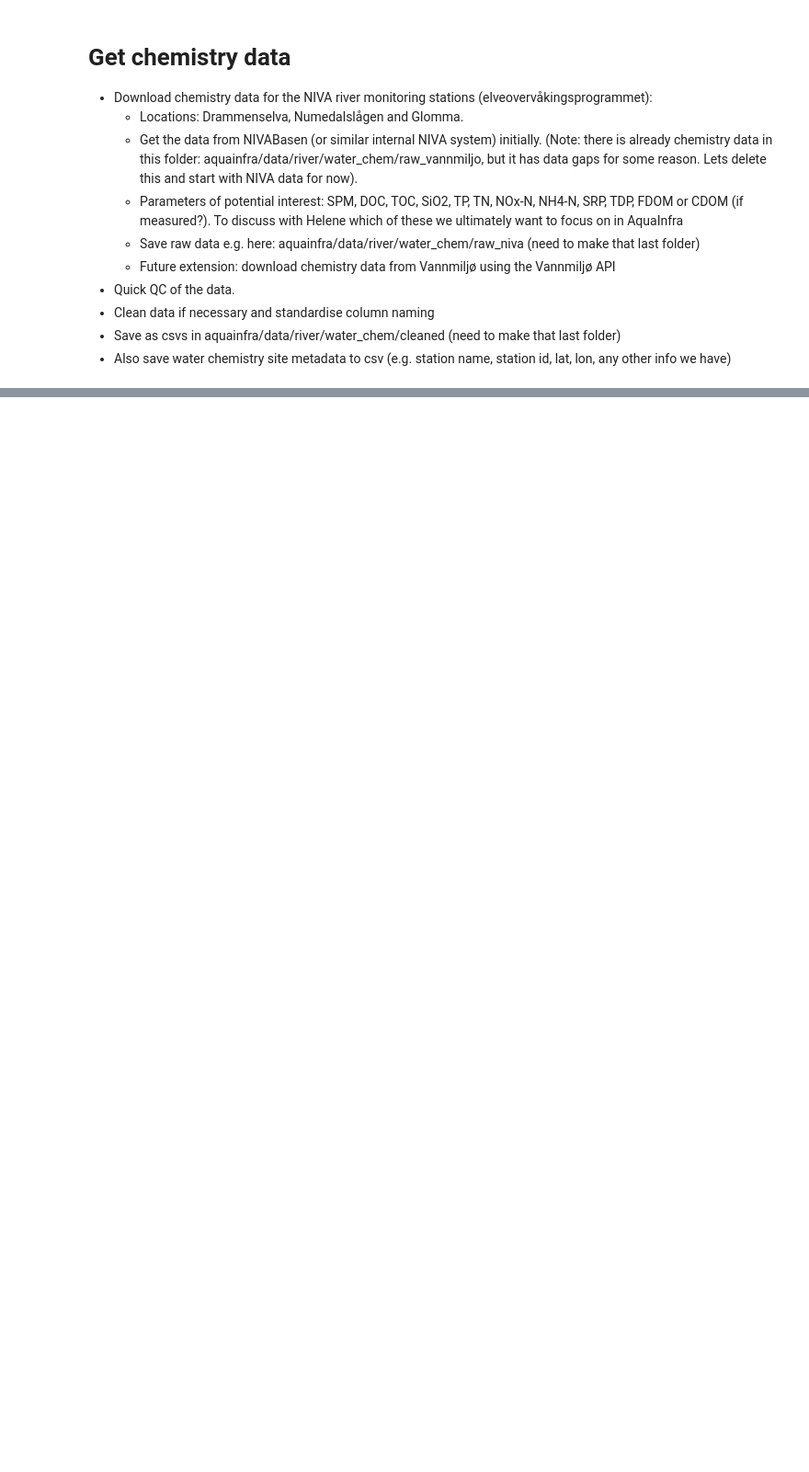
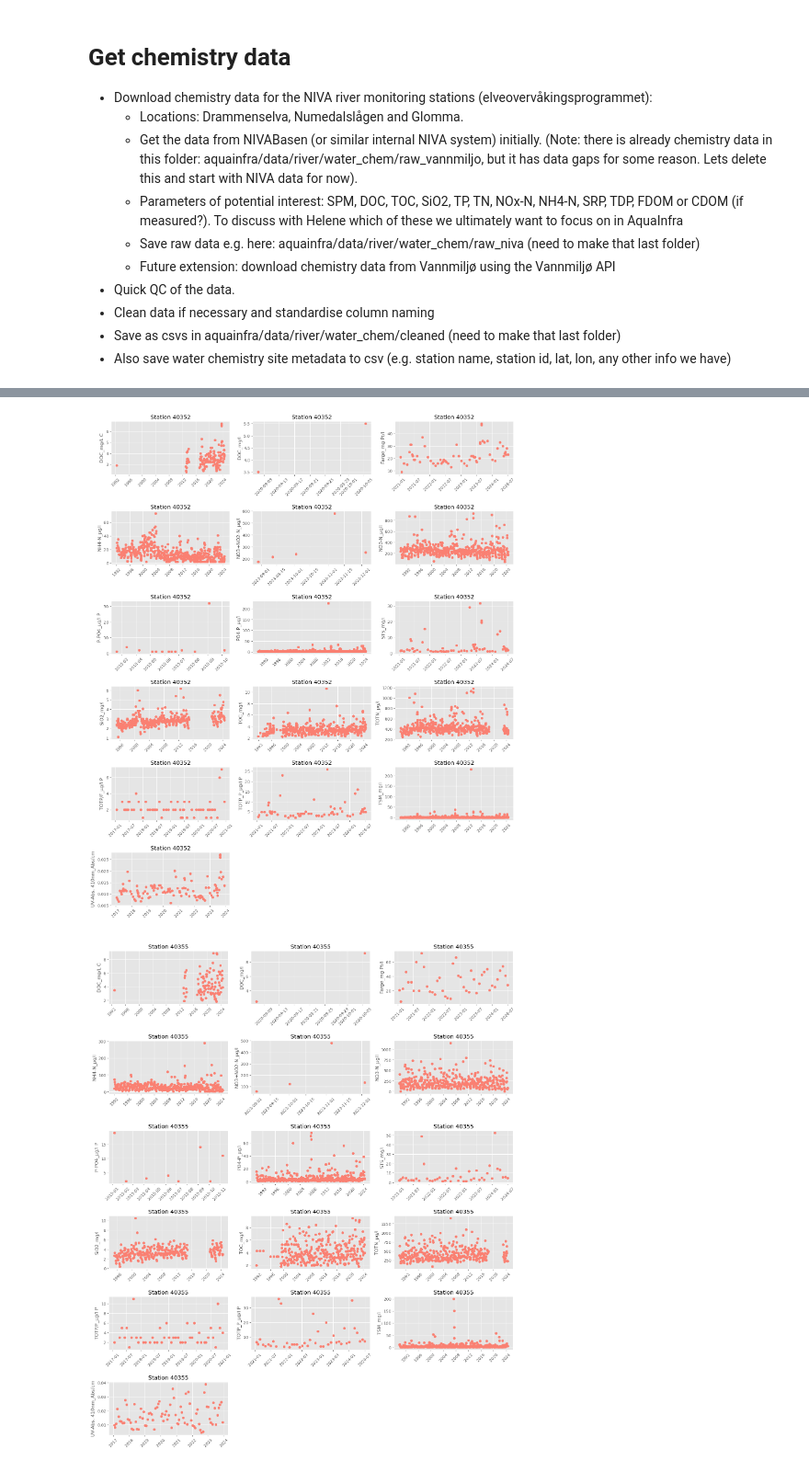
Before and after one commit to NIVANorge/niva-aquainfra, a Jupyter notebook: code/river_inputs/chem1_get_data.ipynb, the cells around one changed output, grey strips where cells are left out. Shown at 92% size. Drawn from its saved outputs; the diff is of its cells as text; code cells hidden in the pictures; blank space fills up the shorter version.

```diff
--- a/code/river_inputs/chem1_get_data.ipynb
+++ b/code/river_inputs/chem1_get_data.ipynb
@@ -15,0 +298,41 @@ import pandas as pd
+# %%
+# Get unique station IDs
+stations = wc_df["station_id"].unique()
+
+# Number of columns for subplots
+num_cols = 3
+
+# Plot each variable for each station separately
+for station in stations:
+    station_df = wc_df[wc_df["station_id"] == station]
+
+    # Get list of variables to plot (excluding non-numeric and metadata columns)
+    variables = station_df.columns.difference(["station_id", "station_code", "station_name", "sample_date", "depth1", "depth2"])
+
+    # Number of rows needed for subplots
+    num_rows = (len(variables) + num_cols - 1) // num_cols
+
+    # Create subplots
+    fig, axes = plt.subplots(num_rows, num_cols, figsize=(15, num_rows * 3), constrained_layout=True)
+
+    # Flatten axes array for easy iteration
+    axes = axes.flatten()
+
+    # Plot each variable
+    for i, var in enumerate(variables):
+        ax = axes[i]
+        ax.scatter(station_df["sample_date"], station_df[var], marker='o', color='salmon')
+        ax.set_title(f"Station {station}")
+        ax.set_xlabel(" ")
+        ax.set_ylabel(var)
+        ax.tick_params(axis='x', rotation=45)
+
+    # Remove empty subplots
+    for j in range(i + 1, len(axes)):
+        fig.delaxes(axes[j])
+
+    # Show plot
+    plt.show()
+# %% [output]
+[figure, added]
+[figure, added]
```
Also changed, not shown: parts of 31 cells of this notebook.
